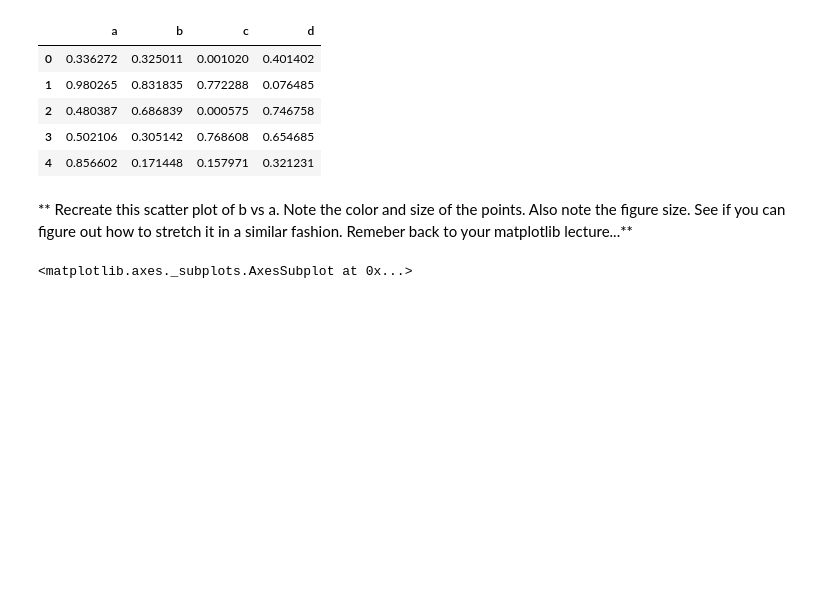
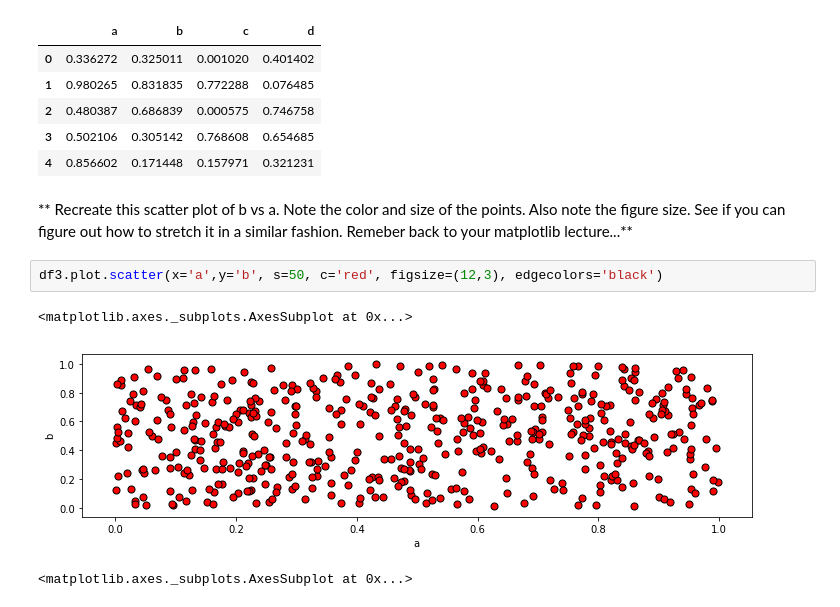
Before and after one commit to andyly25/Data-Science, a Jupyter notebook: d1_Py4DataSciAndMachineLearning/p06_PandasBuiltInDataViz/p06_2_pdvExercise.ipynb, the cells around one changed output. Drawn from its saved outputs; the diff is of its cells as text; blank space fills up the shorter version.

```diff
--- a/d1_Py4DataSciAndMachineLearning/p06_PandasBuiltInDataViz/p06_2_pdvExercise.ipynb
+++ b/d1_Py4DataSciAndMachineLearning/p06_PandasBuiltInDataViz/p06_2_pdvExercise.ipynb
@@ -30,6 +35,11 @@ df3.head()
 | 4 | 0.856602 | 0.171448 | 0.157971 | 0.321231 |
 # %% [markdown]
 ** Recreate this scatter plot of b vs a. Note the color and size of the points. Also note the figure size. See if you can figure out how to stretch it in a similar fashion. Remeber back to your matplotlib lecture...**
+# %%
+df3.plot.scatter(x='a',y='b', s=50, c='red', figsize=(12,3), edgecolors='black')
+# %% [output]
+<matplotlib.axes._subplots.AxesSubplot at 0x...>
+[figure, added]
 # %%
 # %% [output]
 <matplotlib.axes._subplots.AxesSubplot at 0x...>
```
Also changed, not shown: parts of 9 cells of this notebook.
